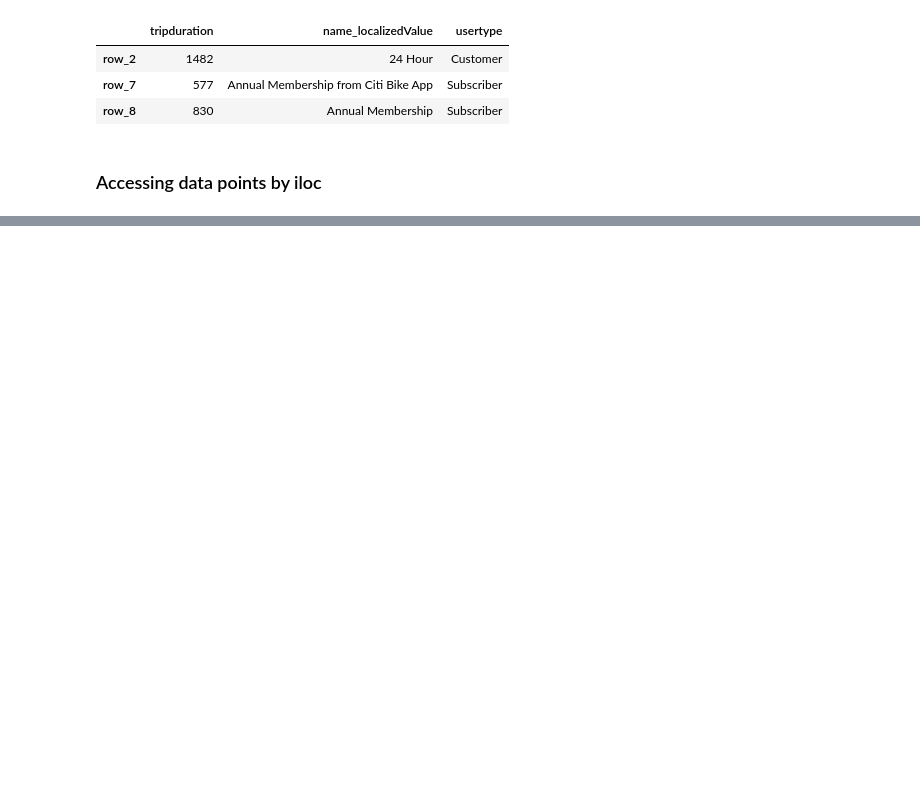
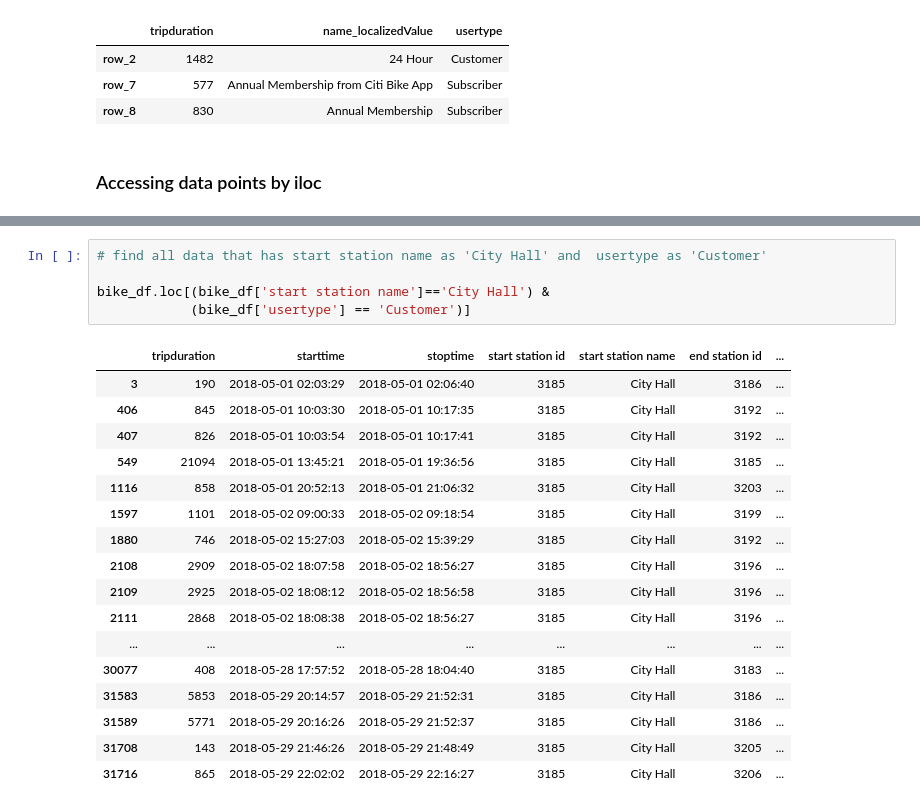
Before and after one commit to Sureshkrishh/Datascience-notes, a Jupyter notebook: 1. Python/010. Pandas.ipynb, the cells around one changed output, grey strips where cells are left out. Saved outputs shown, nothing was run; the diff lists cells and outputs as text; blank space fills up the shorter version.

```diff
--- a/1. Python/010. Pandas.ipynb
+++ b/1. Python/010. Pandas.ipynb
@@ -745,0 +811,23 @@ nbike_df.loc[nbike_df['tripduration']>500,['tripduration','name_localizedValue',
+# %%
+# find all data that has start station name as 'City Hall' and  usertype as 'Customer'
+
+bike_df.loc[(bike_df['start station name']=='City Hall') &
+            (bike_df['usertype'] == 'Customer')]
+# %% [output]
+|  | tripduration | starttime | stoptime | start station id | start station name | end station id | ... |
+| 3 | 190 | 2018-05-01 02:03:29 | 2018-05-01 02:06:40 | 3185 | City Hall | 3186 | ... |
+| 406 | 845 | 2018-05-01 10:03:30 | 2018-05-01 10:17:35 | 3185 | City Hall | 3192 | ... |
+| 407 | 826 | 2018-05-01 10:03:54 | 2018-05-01 10:17:41 | 3185 | City Hall | 3192 | ... |
+| 549 | 21094 | 2018-05-01 13:45:21 | 2018-05-01 19:36:56 | 3185 | City Hall | 3185 | ... |
+| 1116 | 858 | 2018-05-01 20:52:13 | 2018-05-01 21:06:32 | 3185 | City Hall | 3203 | ... |
+| 1597 | 1101 | 2018-05-02 09:00:33 | 2018-05-02 09:18:54 | 3185 | City Hall | 3199 | ... |
+| 1880 | 746 | 2018-05-02 15:27:03 | 2018-05-02 15:39:29 | 3185 | City Hall | 3192 | ... |
+| 2108 | 2909 | 2018-05-02 18:07:58 | 2018-05-02 18:56:27 | 3185 | City Hall | 3196 | ... |
+| 2109 | 2925 | 2018-05-02 18:08:12 | 2018-05-02 18:56:58 | 3185 | City Hall | 3196 | ... |
+| 2111 | 2868 | 2018-05-02 18:08:38 | 2018-05-02 18:56:27 | 3185 | City Hall | 3196 | ... |
+| ... | ... | ... | ... | ... | ... | ... | ... |
+| 30077 | 408 | 2018-05-28 17:57:52 | 2018-05-28 18:04:40 | 3185 | City Hall | 3183 | ... |
+| 31583 | 5853 | 2018-05-29 20:14:57 | 2018-05-29 21:52:31 | 3185 | City Hall | 3186 | ... |
+| 31589 | 5771 | 2018-05-29 20:16:26 | 2018-05-29 21:52:37 | 3185 | City Hall | 3186 | ... |
+| 31708 | 143 | 2018-05-29 21:46:26 | 2018-05-29 21:48:49 | 3185 | City Hall | 3205 | ... |
+| 31716 | 865 | 2018-05-29 22:02:02 | 2018-05-29 22:16:27 | 3185 | City Hall | 3206 | ... |
```
Also changed, not shown: parts of 30 cells of this notebook.
